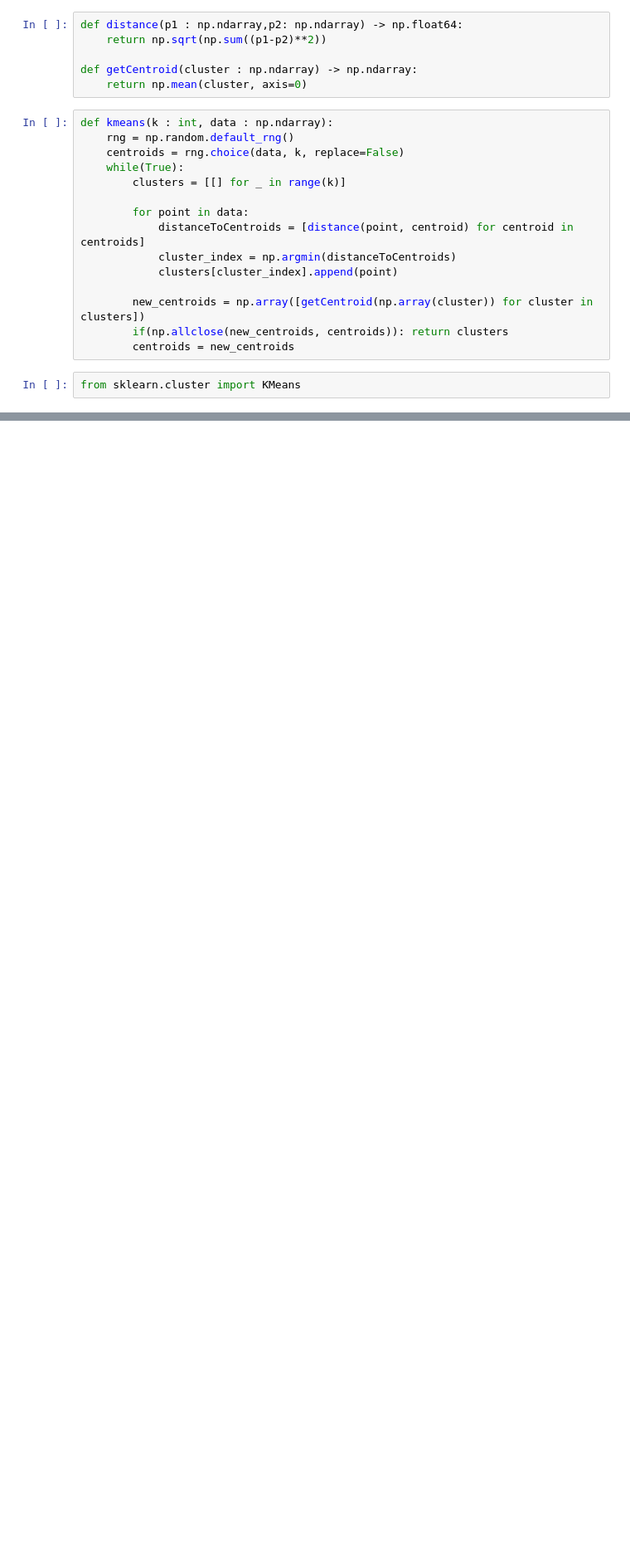
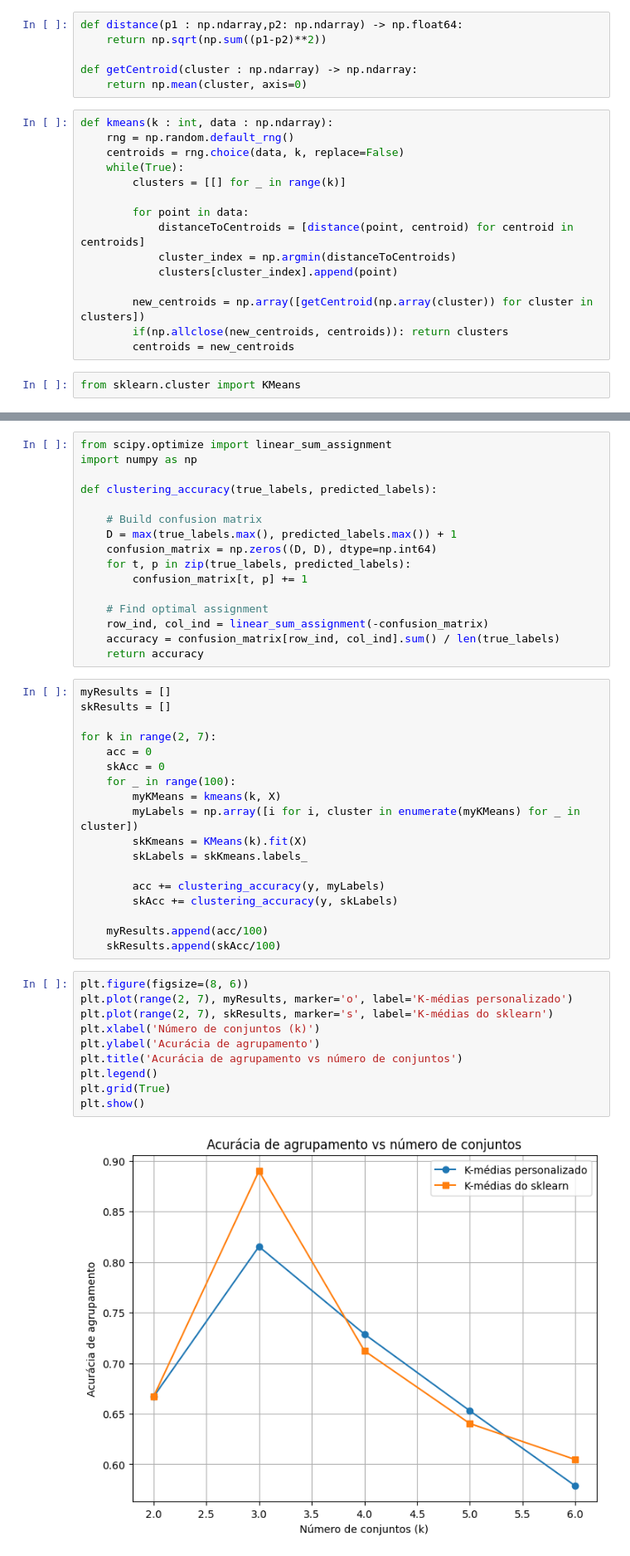
Before and after one commit to alexandrechiacchio/trabalho_gestao, a Jupyter notebook: kmeans.ipynb, the cells around one changed output, grey strips where cells are left out. Shown at 83% size. Cells and saved outputs as stored; diff of their text form; blank space fills up the shorter version.

Commit message:
added results logic to k means

```diff
--- a/kmeans.ipynb
+++ b/kmeans.ipynb
@@ -78,0 +79,46 @@ plt.show()
+# %%
+from scipy.optimize import linear_sum_assignment
+import numpy as np
+
+def clustering_accuracy(true_labels, predicted_labels):
+
+    # Build confusion matrix
+    D = max(true_labels.max(), predicted_labels.max()) + 1
+    confusion_matrix = np.zeros((D, D), dtype=np.int64)
+    for t, p in zip(true_labels, predicted_labels):
+        confusion_matrix[t, p] += 1
+
+    # Find optimal assignment
+    row_ind, col_ind = linear_sum_assignment(-confusion_matrix)
+    accuracy = confusion_matrix[row_ind, col_ind].sum() / len(true_labels)
+    return accuracy
+# %%
+myResults = []
+skResults = []
+
+for k in range(2, 7):
+    acc = 0
+    skAcc = 0
+    for _ in range(100):
+        myKMeans = kmeans(k, X)
+        myLabels = np.array([i for i, cluster in enumerate(myKMeans) for _ in cluster])
+        skKmeans = KMeans(k).fit(X)
+        skLabels = skKmeans.labels_
+
+        acc += clustering_accuracy(y, myLabels)
+        skAcc += clustering_accuracy(y, skLabels)
+
+    myResults.append(acc/100)
+    skResults.append(skAcc/100)
+# %%
+plt.figure(figsize=(8, 6))
+plt.plot(range(2, 7), myResults, marker='o', label='K-médias personalizado')
+plt.plot(range(2, 7), skResults, marker='s', label='K-médias do sklearn')
+plt.xlabel('Número de conjuntos (k)')
+plt.ylabel('Acurácia de agrupamento')
+plt.title('Acurácia de agrupamento vs número de conjuntos')
+plt.legend()
+plt.grid(True)
+plt.show()
+# %% [output]
+[figure, added]
```
Also changed, not shown: parts of 3 cells of this notebook.
